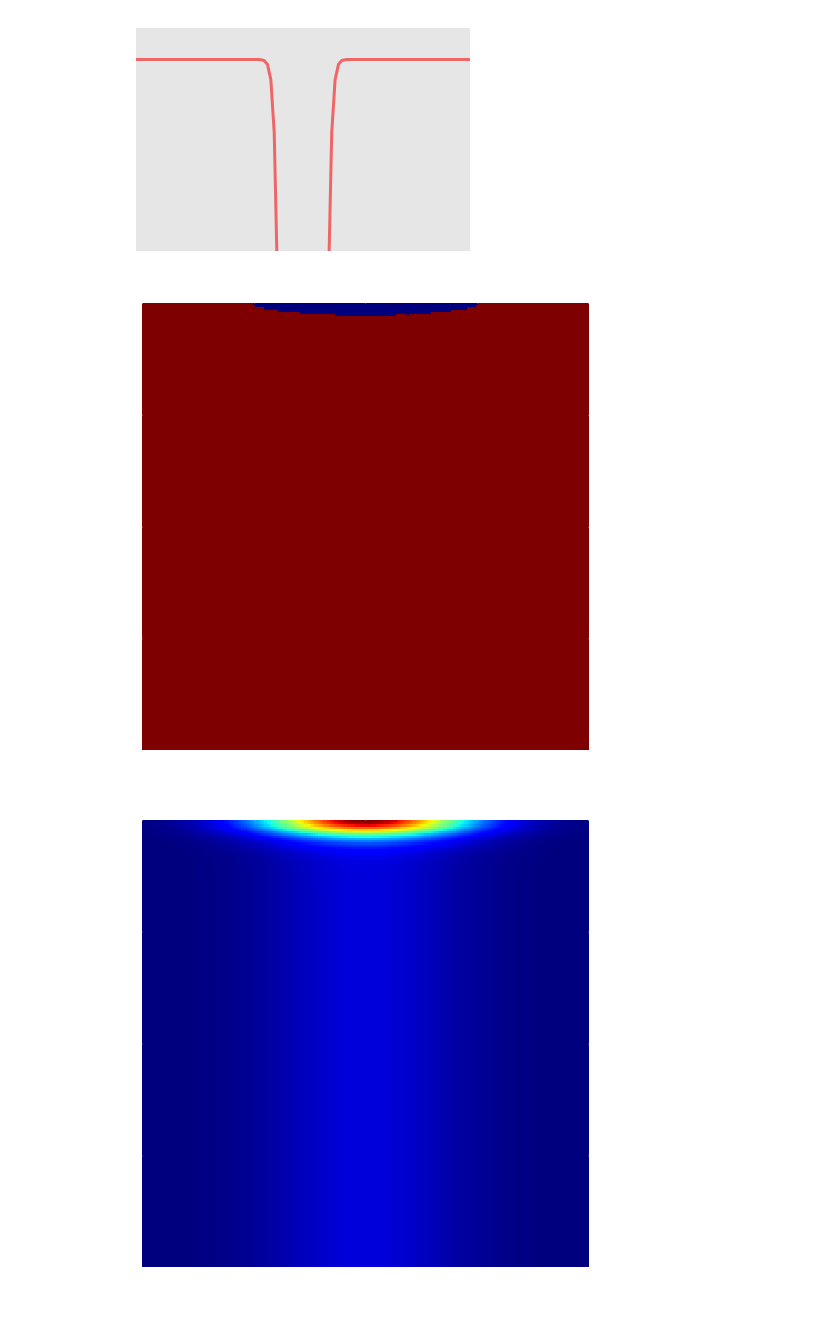
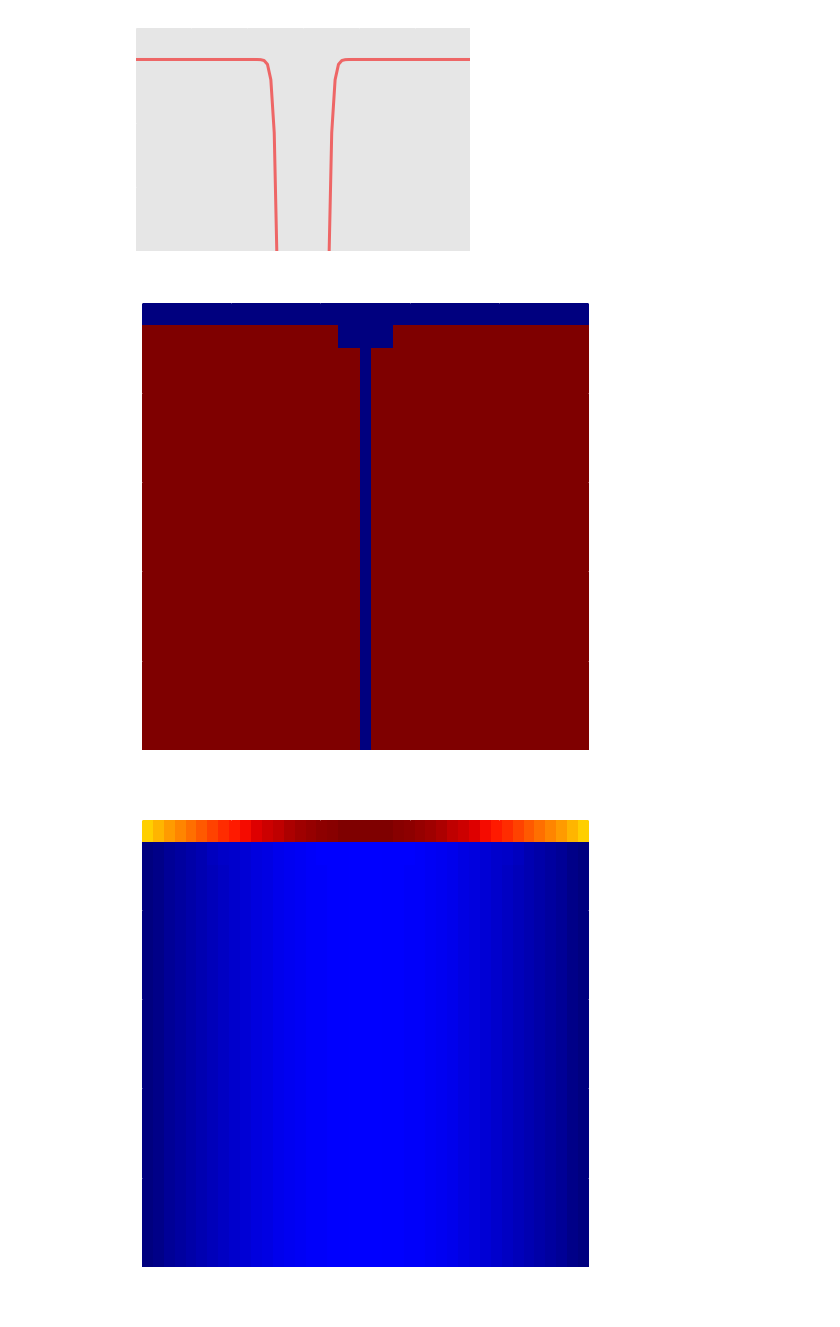
Before and after one commit to polnops/adiabatic_loading, a Jupyter notebook: tweezer_loading.ipynb, the cells around one changed output. Cells and saved outputs as stored; diff of their text form; code cells hidden in the pictures.

```diff
--- a/tweezer_loading.ipynb
+++ b/tweezer_loading.ipynb
@@ -83,7 +81,7 @@ class Dynamics1D(object):
         return np.transpose(np.array(J))
         #return np.array(J)
 
-    def solveODE(self, omega_i = 10, omega_f = 1, tau = 10, z0 = [0, 0.25]):
+    def solveODE(self, omega_i = 5, omega_f = 1, tau = 10, z0 = [0, 0.25]):
 
         self.x[0], self.p[0] = z0
         self.omega_i = omega_i
@@ -213,7 +216,7 @@ def boltzmannProb(x0, p0, omega, kT = 1):
 # %%
-
-kT = np.linspace(2,40,20)
-%prun loss = thermalLoss(x_max = 20, p_max = 20, kT = kT)
+therm = ThermalLoss()
+kT = np.linspace(10,200,20)
+loss = therm.thermalLoss(x_max = 10, p_max = 10, kT = kT)
 # %% [output]
-[figure, old version]
+[figure, new version]
-[figure, old version]
+[figure, new version]
```
Also changed, not shown: parts of 11 cells of this notebook.
